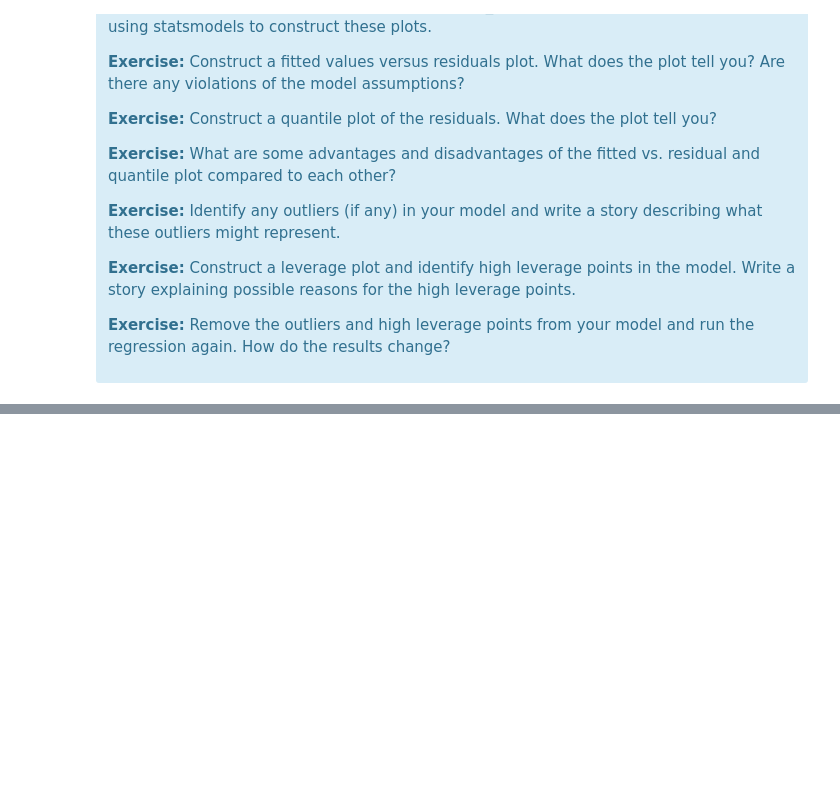
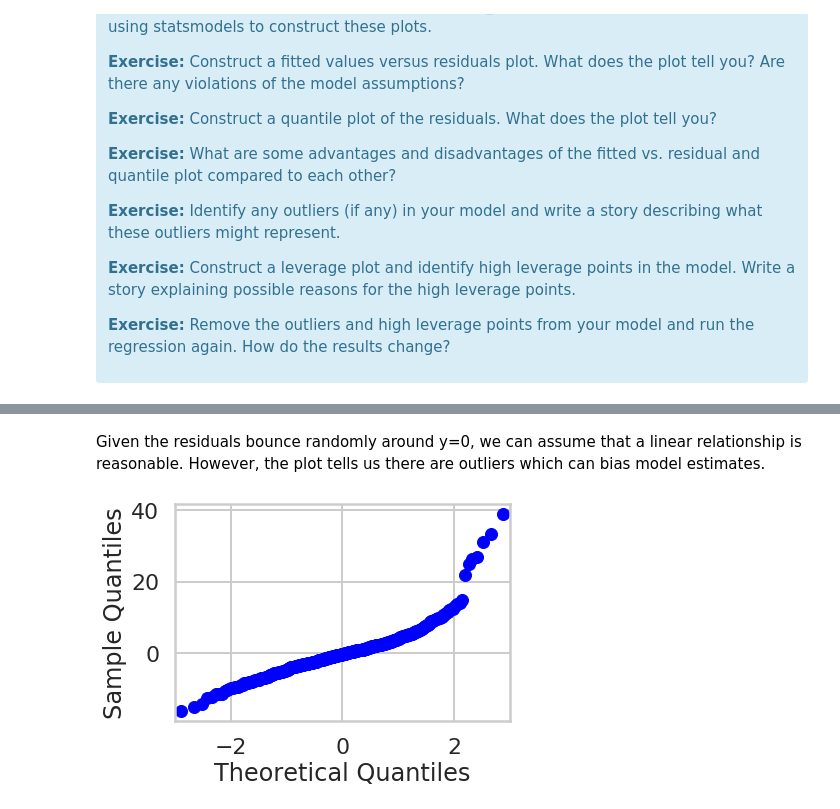
Before and after one commit to laurenalexandra999/boston-housing, a Jupyter notebook: linear_regression_housing.ipynb, the cells around one changed output, grey strips where cells are left out. Cells and saved outputs as stored; diff of their text form; code cells hidden in the pictures; blank space fills up the shorter version.

```diff
--- a/linear_regression_housing.ipynb
+++ b/linear_regression_housing.ipynb
@@ -719,0 +851,10 @@ There are some other issues that are important investigate with linear regressio
+# %% [markdown]
+Given the residuals bounce randomly around y=0, we can assume that a linear relationship is reasonable. However, the plot tells us there are outliers which can bias model estimates.
+# %%
+import statsmodels.api as sm
+
+probplot = sm.ProbPlot(residuals)
+probplot.qqplot()
+plt.show()
+# %% [output]
+[figure, added]
```
Also changed, not shown: parts of 45 cells of this notebook.
